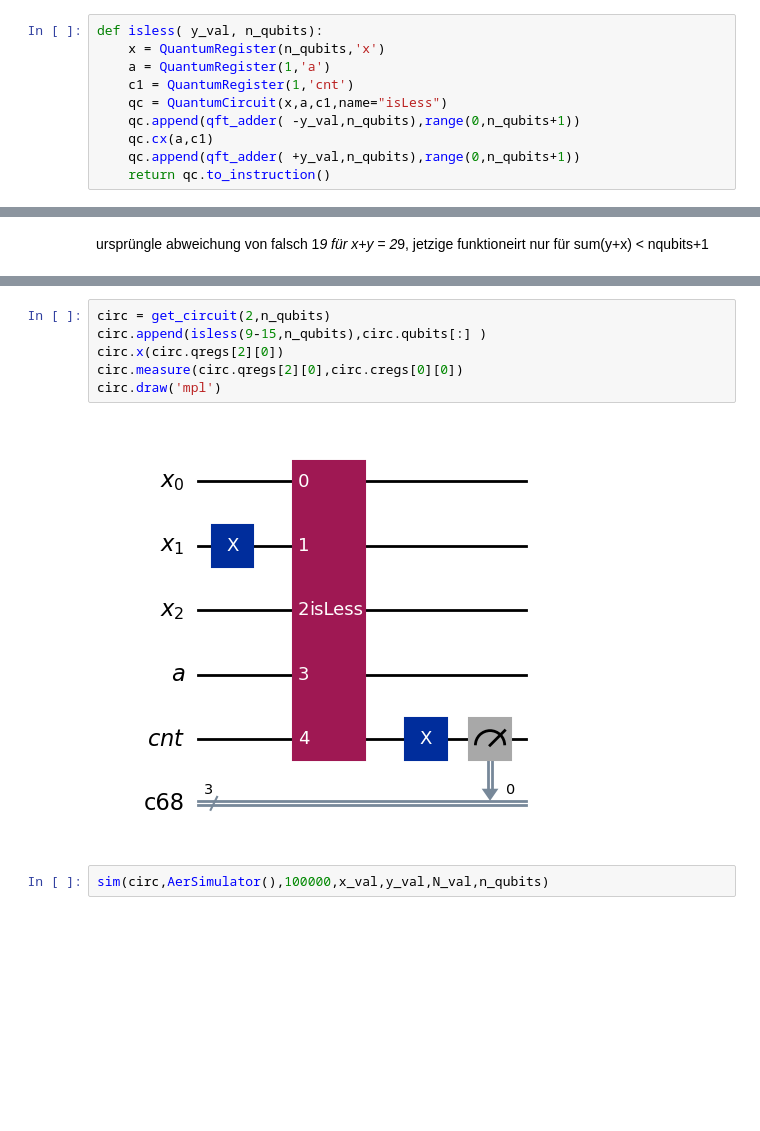
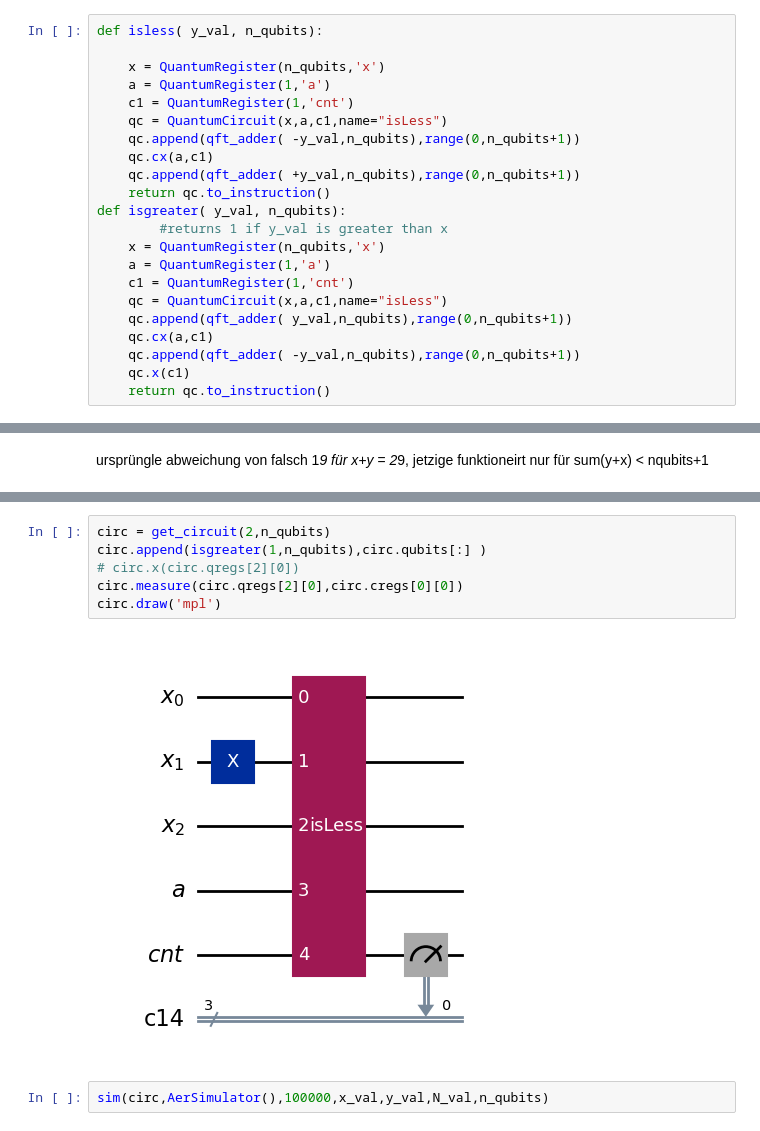
Before and after one commit to BenediktAuer/QC, a Jupyter notebook: Sheet 7/7.2.ipynb, the cells around one changed output, grey strips where cells are left out. Saved outputs shown, nothing was run; the diff lists cells and outputs as text; blank space fills up the shorter version.

```diff
--- a/Sheet 7/7.2.ipynb
+++ b/Sheet 7/7.2.ipynb
@@ -52,6 +52,7 @@ def Cqft_adder(y_val, n_qubits):
     return qc.to_instruction()
 # %%
 def isless( y_val, n_qubits):
+
     x = QuantumRegister(n_qubits,'x')
     a = QuantumRegister(1,'a')
     c1 = QuantumRegister(1,'cnt')
@@ -60,6 +61,17 @@ def isless( y_val, n_qubits):
     qc.cx(a,c1)
     qc.append(qft_adder( +y_val,n_qubits),range(0,n_qubits+1))
     return qc.to_instruction()
+def isgreater( y_val, n_qubits):
+        #returns 1 if y_val is greater than x
+    x = QuantumRegister(n_qubits,'x')
+    a = QuantumRegister(1,'a')
+    c1 = QuantumRegister(1,'cnt')
+    qc = QuantumCircuit(x,a,c1,name="isLess")
+    qc.append(qft_adder( y_val,n_qubits),range(0,n_qubits+1))
+    qc.cx(a,c1)
+    qc.append(qft_adder( -y_val,n_qubits),range(0,n_qubits+1))
+    qc.x(c1)
+    return qc.to_instruction()
 # %%
 def get_circuit(x_val,n_qubits):
     x = QuantumRegister(n_qubits,'x')
@@ -126,11 +130,11 @@ sim(circuit,AerSimulator(),100000,x_val,y_val,N_val,n_qubits)
 # %%
 circ = get_circuit(2,n_qubits)
-circ.append(isless(9-15,n_qubits),circ.qubits[:] )
-circ.x(circ.qregs[2][0])
+circ.append(isgreater(1,n_qubits),circ.qubits[:] )
+# circ.x(circ.qregs[2][0])
 circ.measure(circ.qregs[2][0],circ.cregs[0][0])
 circ.draw('mpl')
 # %% [output]
-[figure, old version]
+[figure, new version]
 # %%
 sim(circ,AerSimulator(),100000,x_val,y_val,N_val,n_qubits)
 # %% [output]
```
Also changed, not shown: parts of 9 cells of this notebook.
